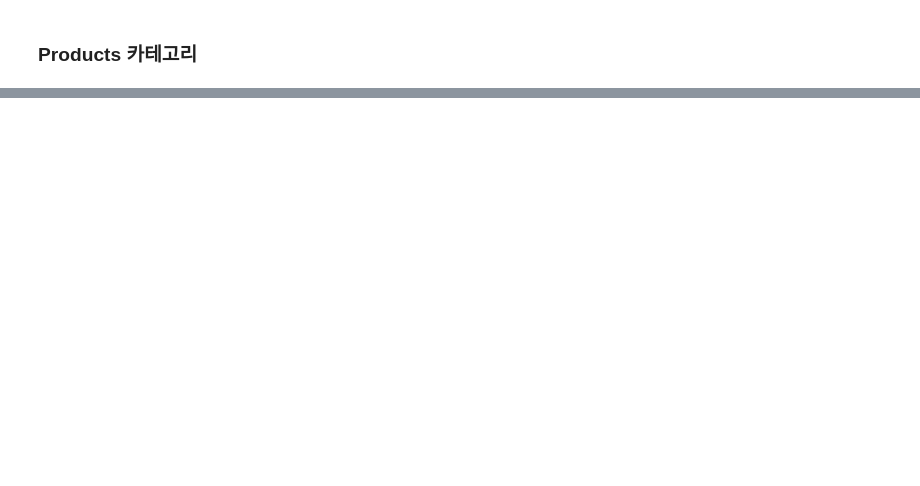
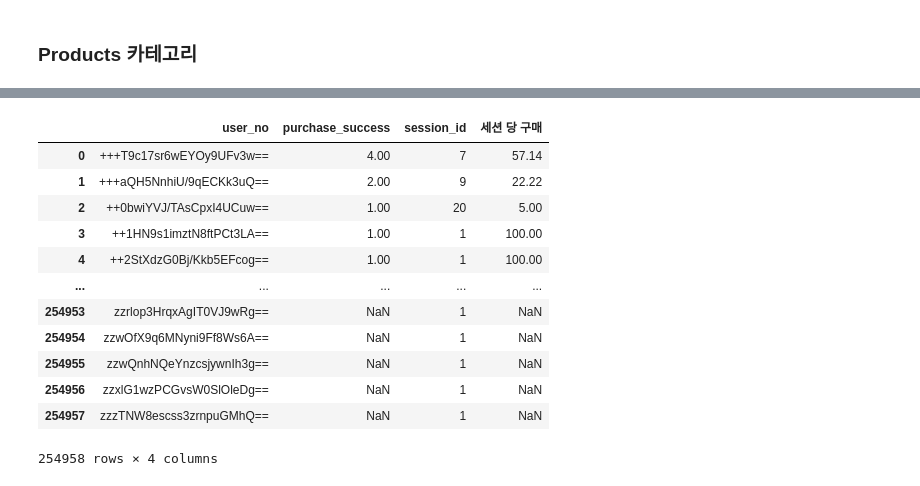
Before and after one commit to gr2edy/FastCampus_FinalProject_29cm, a Jupyter notebook: FC_FinalProject.ipynb, the cells around one changed output, grey strips where cells are left out. Cells and saved outputs as stored; diff of their text form; code cells hidden in the pictures; blank space fills up the shorter version.

```diff
--- a/FC_FinalProject.ipynb
+++ b/FC_FinalProject.ipynb
@@ -396,0 +533,4 @@ df.groupby('category1_name')
+# %%
+purchase_session = purchase_session.reset_index()
+# %%
+purchase_session.columns = ['user_no', 'purchase_success']
@@ -396,0 +539,20 @@ df.groupby('category1_name')
+# %%
+User_drop_duplicate = pd.merge(purchase_session, drop_session, how='outer', on = 'user_no')
+# %%
+User_drop_duplicate['세션 당 구매'] = User_drop_duplicate['purchase_success']/User_drop_duplicate['session_id']*100
+# %%
+User_drop_duplicate
+# %% [output]
+|  | user_no | purchase_success | session_id | 세션 당 구매 |
+| 0 | +++T9c17sr6wEYOy9UFv3w== | 4.00 | 7 | 57.14 |
+| 1 | +++aQH5NnhiU/9qECKk3uQ== | 2.00 | 9 | 22.22 |
+| 2 | ++0bwiYVJ/TAsCpxI4UCuw== | 1.00 | 20 | 5.00 |
+| 3 | ++1HN9s1imztN8ftPCt3LA== | 1.00 | 1 | 100.00 |
+| 4 | ++2StXdzG0Bj/Kkb5EFcog== | 1.00 | 1 | 100.00 |
+| ... | ... | ... | ... | ... |
+| 254953 | zzrlop3HrqxAgIT0VJ9wRg== | NaN | 1 | NaN |
+| 254954 | zzwOfX9q6MNyni9Ff8Ws6A== | NaN | 1 | NaN |
+| 254955 | zzwQnhNQeYnzcsjywnIh3g== | NaN | 1 | NaN |
+| 254956 | zzxlG1wzPCGvsW0SlOleDg== | NaN | 1 | NaN |
+| 254957 | zzzTNW8escss3zrnpuGMhQ== | NaN | 1 | NaN |
+254958 rows × 4 columns
```
Also changed, not shown: parts of 75 cells of this notebook.
